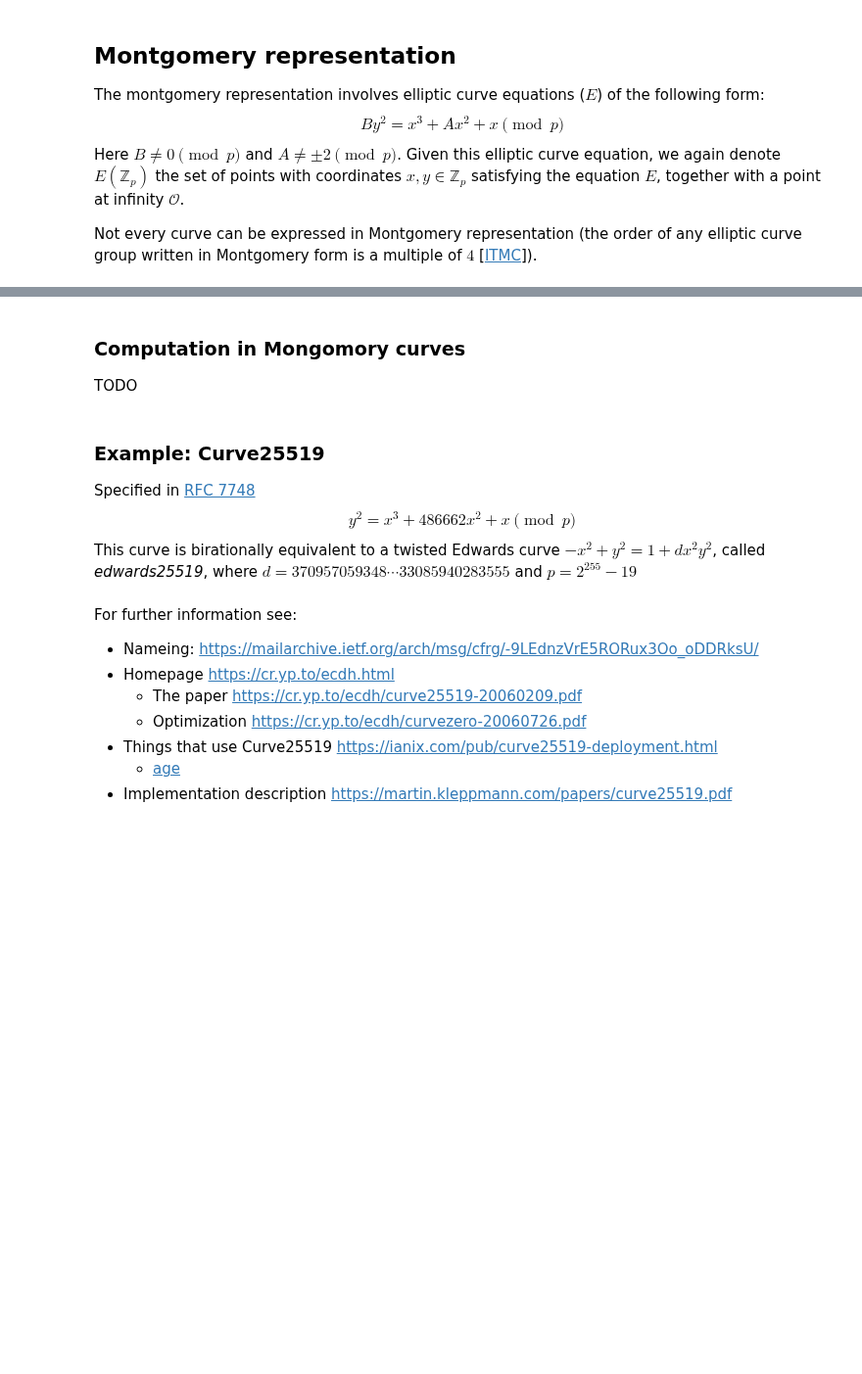
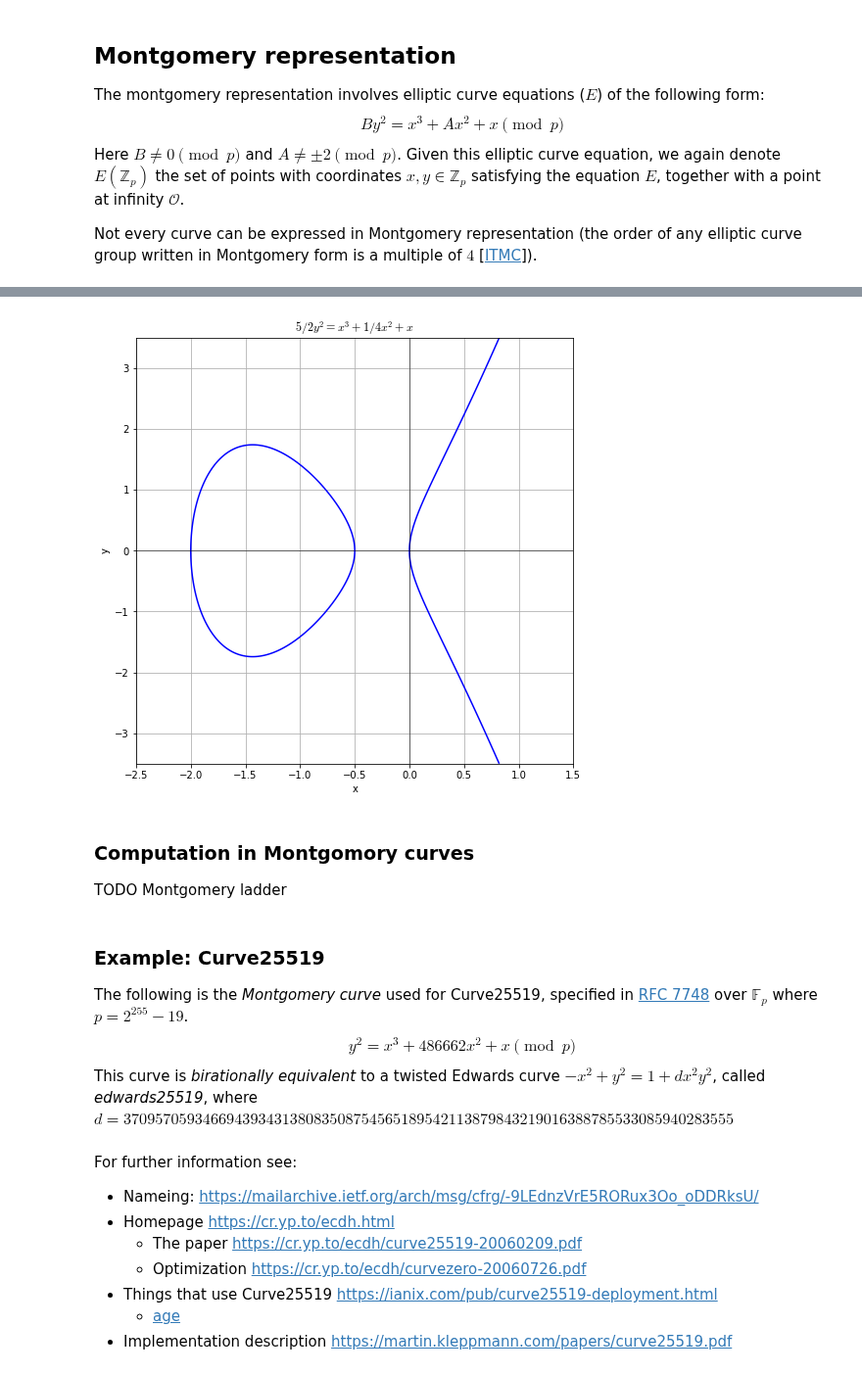
Before and after one commit to kernoelpanic/cryptography-engineering-source-code-books, a Jupyter notebook: ECC.ipynb, the cells around one changed output, grey strips where cells are left out. Shown at 98% size. Saved outputs shown, nothing was run; the diff lists cells and outputs as text; code cells hidden in the pictures; blank space fills up the shorter version.

```diff
--- a/ECC.ipynb
+++ b/ECC.ipynb
@@ -1174,0 +1212,7 @@ assert d_A == d_recovered
+# %%
+p = 31
+FF = FiniteField(p)
+EC = EllipticCurve(FF, [0,0,0,-1,1]); EC # a=-1 b=1
+P1 = EC.random_element();
+P2 = EC.random_element();
+P1,P2
@@ -1174,0 +1221,2 @@ assert d_A == d_recovered
+# %%
+x,y,z = P1; x,y,z
@@ -1200,13 +1267,44 @@ if SAVE_FIGURES: p.save("./figures/ecc_montgomery_over_R.png")
+# %%
+import numpy as np
+import matplotlib.pyplot as plt
+
+B = 5/2
+A = 1/4
+def equation(x, y):
+    # x**3 + B*x**2 + x - A*y**2 == 0
+    return x**3 + B*x**2 + x - A*y**2
+
+# Create a grid of x and y values
+x = np.linspace(-2.5, 1.5, 500)
+y = np.linspace(-3.5, 3.5, 500)
+X, Y = np.meshgrid(x, y)
+
+# Calculate Z values based on the equation
+Z = equation(X, Y)
+
+# Plot the contour where Z = 0
+plt.figure(figsize=(8, 8))
+plt.contour(X, Y, Z, levels=[0], colors='blue')
+plt.title(rf"${B}y^2 = x^3 + {A}x^2 + x$")
+plt.xlabel("x")
+plt.ylabel("y")
+plt.grid()
+plt.axhline(0, color='black', linewidth=0.5)
+plt.axvline(0, color='black', linewidth=0.5)
+if SAVE_FIGURES: plt.savefig("./figures/ecc_montgomery_over_R.png",format="png", dpi=300)
+#plt.show()
+# %% [output]
+[figure, added]
 # %% [markdown]
-### Computation in Mongomory curves
-TODO
+### Computation in Montgomory curves
+TODO Montgomery ladder
 # %% [markdown]
 ### Example: Curve25519
-Specified in [RFC 7748](https://datatracker.ietf.org/doc/rfc7748/)
+The following is the *Montgomery curve* used for Curve25519, specified in [RFC 7748](https://datatracker.ietf.org/doc/rfc7748/) over $\mathbb{F}_p $ where $ p = 2^{255} - 19$.
 $$
 y^2 = x^3 +  486662 x^2 + x \pmod p
 $$
-This curve is birationally equivalent to a twisted Edwards curve $ -x^2 + y^2 = 1 + dx^2y^2 $, called *edwards25519*, where $ d = 370957059348\cdots 33085940283555 $ and $ p = 2^{255} - 19$
+This curve is *birationally equivalent* to a twisted Edwards curve $ -x^2 + y^2 = 1 + dx^2y^2 $, called *edwards25519*, where $ d = 37095705934669439343138083508754565189542113879843219016388785533085940283555 $
 # %%
 #d = 37095705934669439343138083508754565189542113879843219016388785533085940283555
 # %% [markdown]
```
Also changed, not shown: parts of 62 cells of this notebook, 4 other files.
